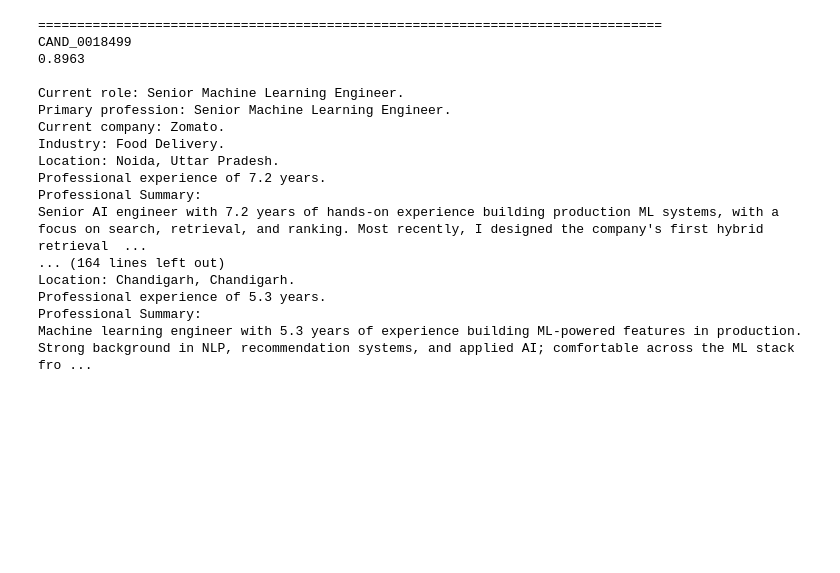
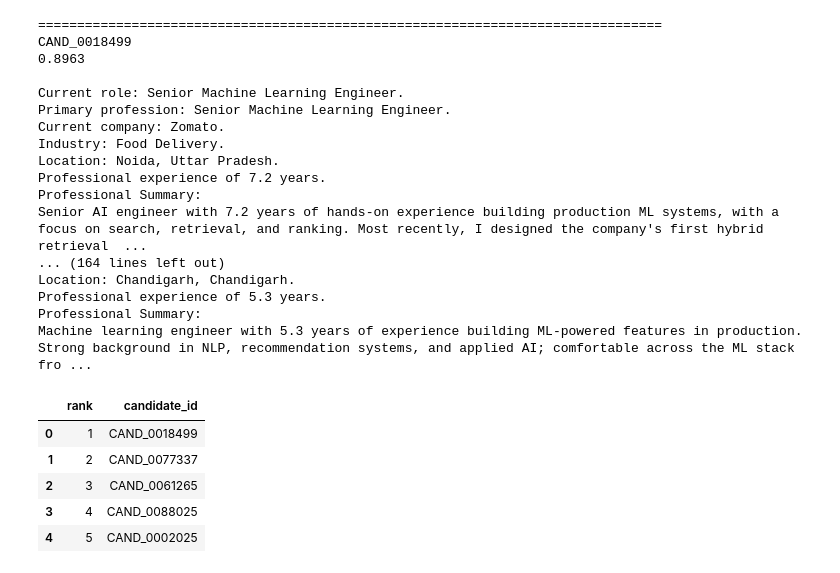
Before and after one commit to Jeet-Lohar-29/redrob-ai-hackathon, a Jupyter notebook: notebooks/05_Final_Ranking.ipynb, the cells around one changed output. Cells and saved outputs as stored; diff of their text form; code cells hidden in the pictures; blank space fills up the shorter version.

```diff
--- a/notebooks/05_Final_Ranking.ipynb
+++ b/notebooks/05_Final_Ranking.ipynb
@@ -329,20 +329,29 @@ Professional experience of 5.3 years.
 Professional Summary:
 Machine learning engineer with 5.3 years of experience building ML-powered features in production. Strong background in NLP, recommendation systems, and applied AI; comfortable across the ML stack fro ...
 # %%
-submission=[]
+submission = []
 
-rank=1
+rank = 1
 
-for x in top300:
+for x in top300[:100]:
 
     submission.append({
 
-        "rank":rank,
+        "rank": rank,
 
-        "candidate_id":x["candidate_id"]
+        "candidate_id": x["candidate_id"]
 
     })
 
-    rank+=1
+    rank += 1
 
-submission_df=pd.DataFrame(submission)
+submission_df = pd.DataFrame(submission)
+
+submission_df.head()
+# %% [output]
+|  | rank | candidate_id |
+| 0 | 1 | CAND_0018499 |
+| 1 | 2 | CAND_0077337 |
+| 2 | 3 | CAND_0061265 |
+| 3 | 4 | CAND_0088025 |
+| 4 | 5 | CAND_0002025 |
```
Also changed, not shown: parts of 3 cells of this notebook, 2 other files.
